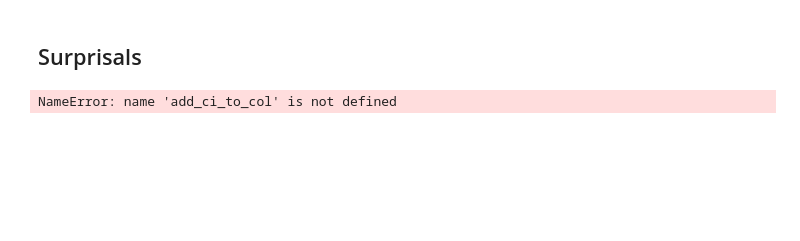
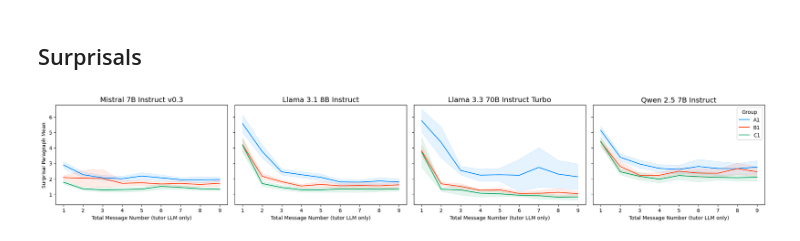
Before and after one commit to INTERACT-LLM/alignment-drift-llms, a Jupyter notebook: src/plotting.ipynb, the cells around one changed output. Saved outputs shown, nothing was run; the diff lists cells and outputs as text; code cells hidden in the pictures; blank space fills up the shorter version.

Commit message:
fix: sort models in plots

```diff
--- a/src/plotting.ipynb
+++ b/src/plotting.ipynb
@@ -230,39 +222,33 @@ surprisal_df = surprisal_df.with_columns(pl.col("model").replace_strict(model_di
-# %%
-role = "assistant"
-filtered_surprisal_df = surprisal_df.filter(pl.col("role") == role)
-
-# assign message numbers
-filtered_surprisal_df = filtered_surprisal_df.with_columns(total_message_number=pl.int_range(1, pl.len() + 1).over("id"))
-
-# rename from surprisal_mean to surprisal
-filtered_surprisal_df = filtered_surprisal_df.with_columns(
-    pl.col("surprisal_mean").alias("surprisal_paragraph")
-)
-
-cols = ["surprisal_paragraph"]
-# compute average scores
-agg_df = (
-    filtered_surprisal_df.group_by(["model", "group", "total_message_number"], maintain_order=True)
-    .agg([
-        *[pl.col(col).mean().alias(f"{col}_mean") for col in cols],
-        *[pl.col(col).std().alias(f"{col}_std") for col in cols],
-        *[pl.col(col).count().alias(f"{col}_count") for col in cols],
-    ])
-)
-
-# apply ci
-for col in cols:
-    agg_df = add_ci_to_col(agg_df, col)
-# %% [output]
-NameError: name 'add_ci_to_col' is not defined
+# %%
+df = read_metrics(metrics_path=metrics_dir, model_dict=model_dict, version=version, metric_types=["surprisal"])
+assistant_df = get_assistant_data(df)
+
+# rename to paragraph
+assistant_df = assistant_df.with_columns(
+    pl.col("surprisal_mean").alias("surprisal_paragraph")
+)
 # %%
+cols = ["surprisal_paragraph"]
+
+# aggregate data
+agg_df = aggregate_df(assistant_df, cols_to_aggregate=cols, ci_to_cols=True)
+
+colors = ["#008aff", "#ff471a", "#00a661"]
+
+vars = [f"{col}_mean" for col in cols]
+ci_vars = [f"{col}_ci" for col in cols]
+
 fig = line_plot_variables(df=agg_df,
                     x_var="total_message_number",
-                    y_vars=["surprisal_paragraph_mean"],
-                    ci_vars=["surprisal_paragraph_ci"],
+                    y_vars=vars,
+                    ci_vars=ci_vars,
                     group_var="group",
                     model_var="model",
                     x_label_text="Total Message Number (tutor LLM only)",
                     group_colors=colors)
+
+fig.savefig(curves_dir / "surprisal.png", dpi=300)
+# %% [output]
+[figure, added]
 # %%
 # distribution plot
```
Also changed, not shown: parts of 13 cells of this notebook, 13 other files.
